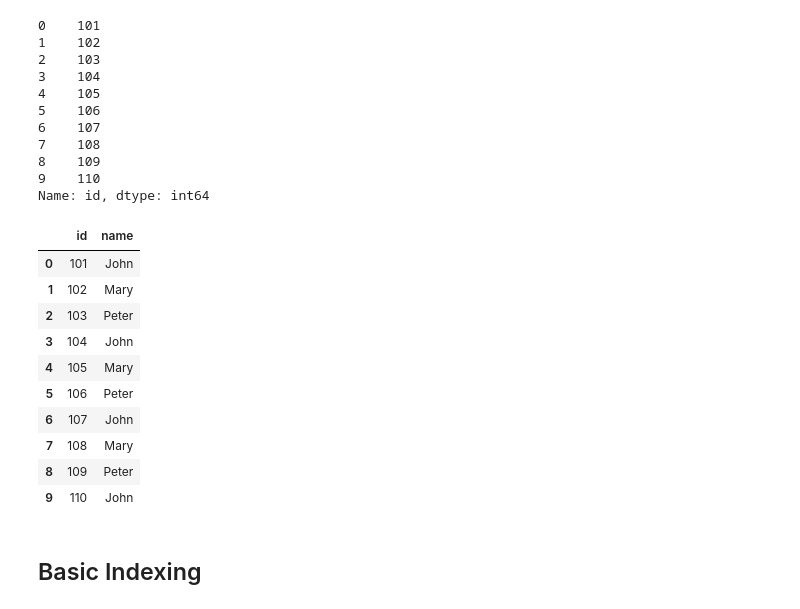
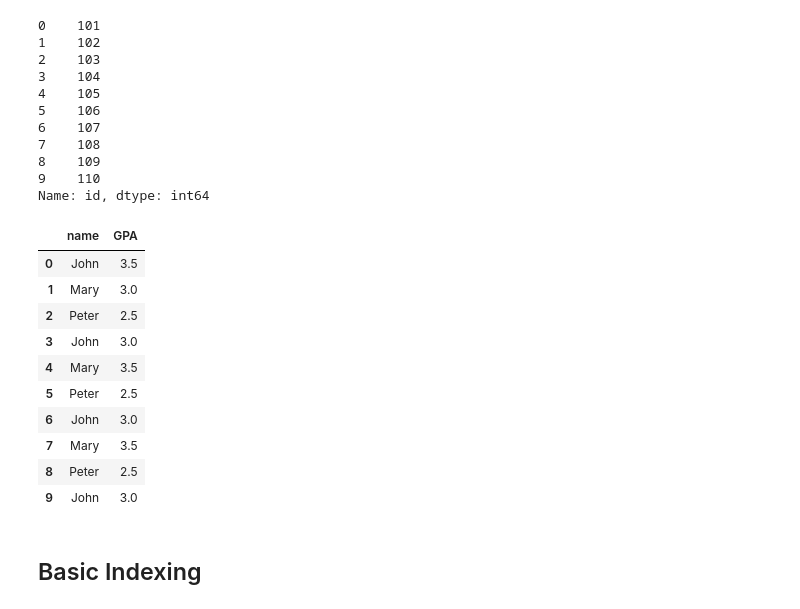
Before and after one commit to syncdoth/HKUST-KSA-ML-Study, a Jupyter notebook: pandas_basics/pandas_basic.ipynb, the cells around one changed output. Cells and saved outputs as stored; diff of their text form; code cells hidden in the pictures.

```diff
--- a/pandas_basics/pandas_basic.ipynb
+++ b/pandas_basics/pandas_basic.ipynb
@@ -44,19 +48,19 @@ Name: id, dtype: int64
 # %%
 # multiple columns
 # when retrieving multiple columns, it returns a pd.DataFrame object
-df[['id', 'name']]
+df[['name', 'GPA']]
 # %% [output]
-|  | id | name |
-| 0 | 101 | John |
-| 1 | 102 | Mary |
-| 2 | 103 | Peter |
-| 3 | 104 | John |
-| 4 | 105 | Mary |
-| 5 | 106 | Peter |
-| 6 | 107 | John |
-| 7 | 108 | Mary |
-| 8 | 109 | Peter |
-| 9 | 110 | John |
+|  | name | GPA |
+| 0 | John | 3.5 |
+| 1 | Mary | 3.0 |
+| 2 | Peter | 2.5 |
+| 3 | John | 3.0 |
+| 4 | Mary | 3.5 |
+| 5 | Peter | 2.5 |
+| 6 | John | 3.0 |
+| 7 | Mary | 3.5 |
+| 8 | Peter | 2.5 |
+| 9 | John | 3.0 |
 # %% [markdown]
 ## Basic Indexing
 # %% [markdown]
```
Also changed, not shown: parts of 5 cells of this notebook, 1 other file.
